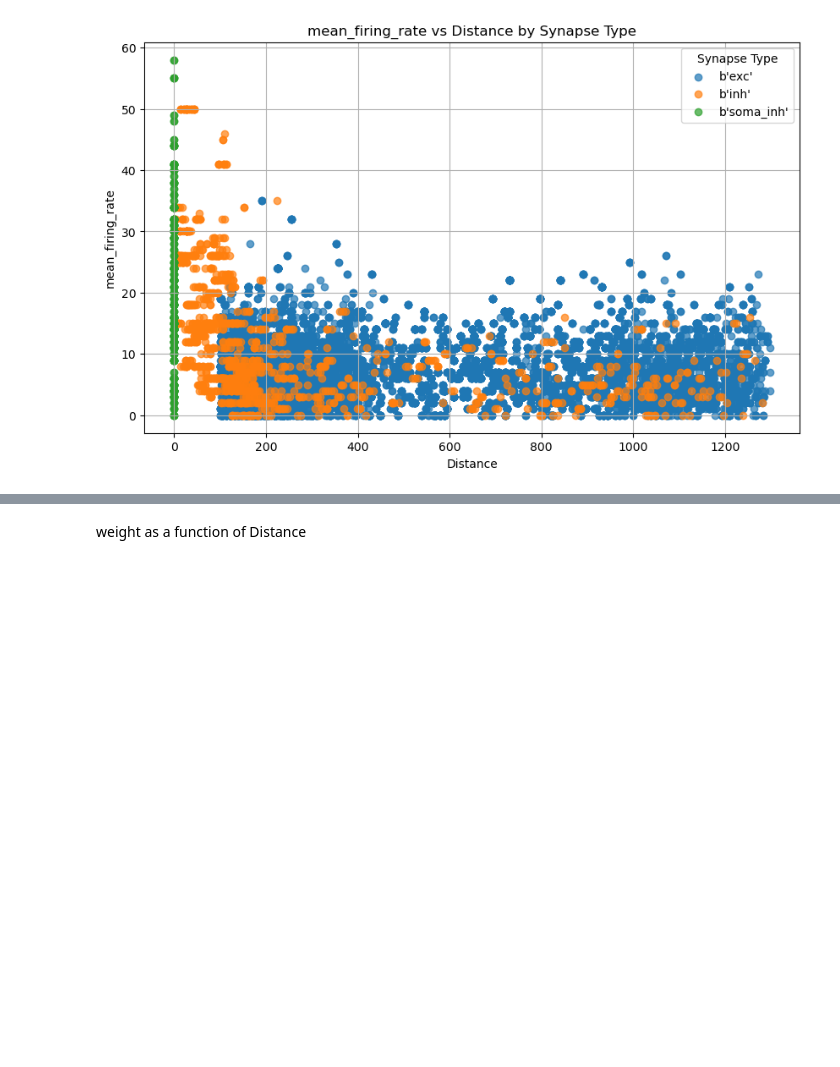
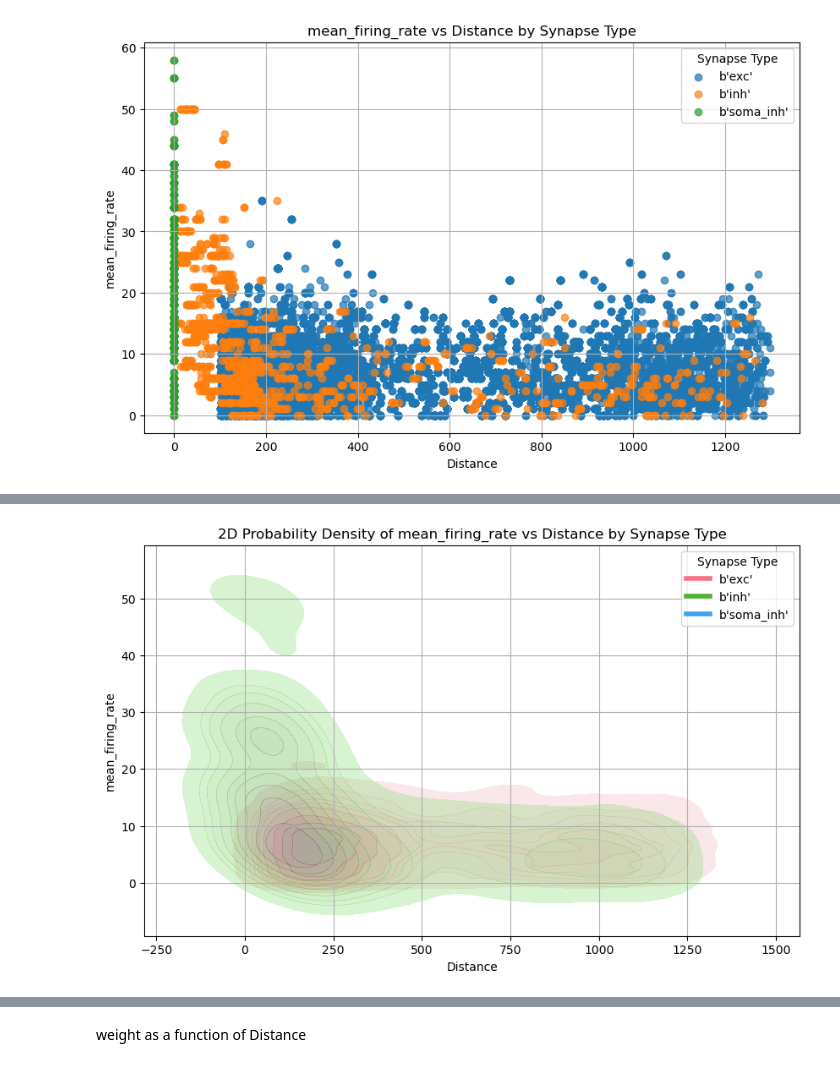
Before and after one commit to davidfague/Neural-Modeling, a Jupyter notebook: notebooks/synapse_distribution.ipynb, the cells around one changed output, grey strips where cells are left out. Drawn from its saved outputs; the diff is of its cells as text; code cells hidden in the pictures; blank space fills up the shorter version.

```diff
--- a/notebooks/synapse_distribution.ipynb
+++ b/notebooks/synapse_distribution.ipynb
@@ -66,0 +91,17 @@ seg_data = pd.read_csv(os.path.join(sim_directory, "segment_data.csv"))
+# %%
+import h5py
+
+file_paths = [
+    '/home/drfrbc/Neural-Modeling/scripts/L5BaselineResults/prox_inh_stim_spikes2.h5',
+    '/home/drfrbc/Neural-Modeling/scripts/L5BaselineResults/dist_inh_stim_spikes2.h5',
+    '/home/drfrbc/Neural-Modeling/scripts/L5BaselineResults/exc_stim_spikes2.h5'
+]
+
+# Inspect the structure of the HDF5 file
+for file_path in file_paths:
+    try:
+        with h5py.File(file_path, 'r') as h5f:
+            print(f"\nStructure of {file_path}:")
+            h5f.visit(lambda name: print(name))
+    except Exception as e:
+        print(f"Error inspecting {file_path}: {e}")
@@ -141,0 +376,4 @@ plot_by_group(x_var='Distance', y_var='mean_firing_rate', syn_data_grouped_by_ty
+# %%
+plot_2d_pdf_by_group(x_var='Distance', y_var='mean_firing_rate', syn_data_grouped_by_type=syn_data_grouped_by_type)
+# %% [output]
+[figure, added]
```
Also changed, not shown: parts of 19 cells of this notebook.
